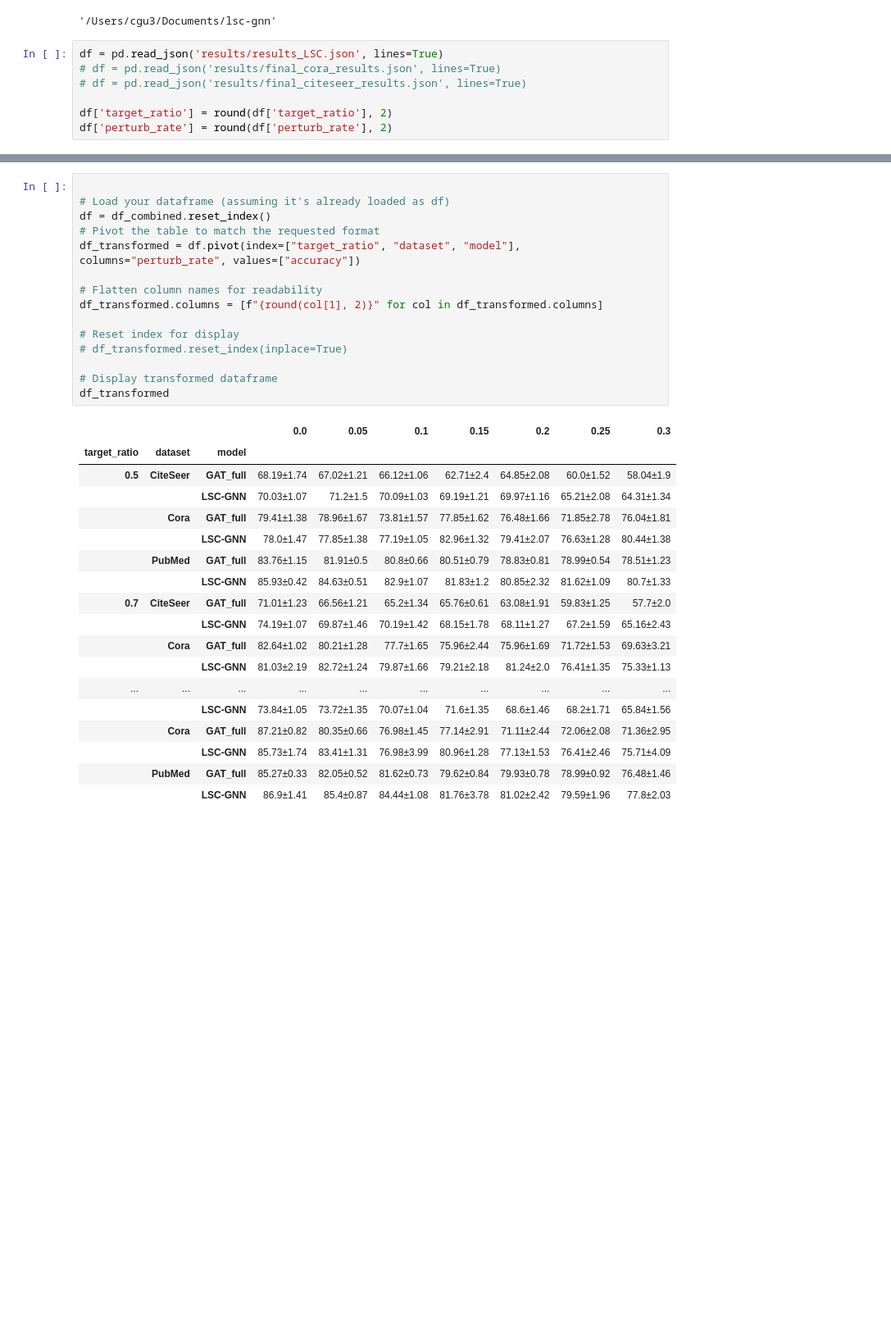
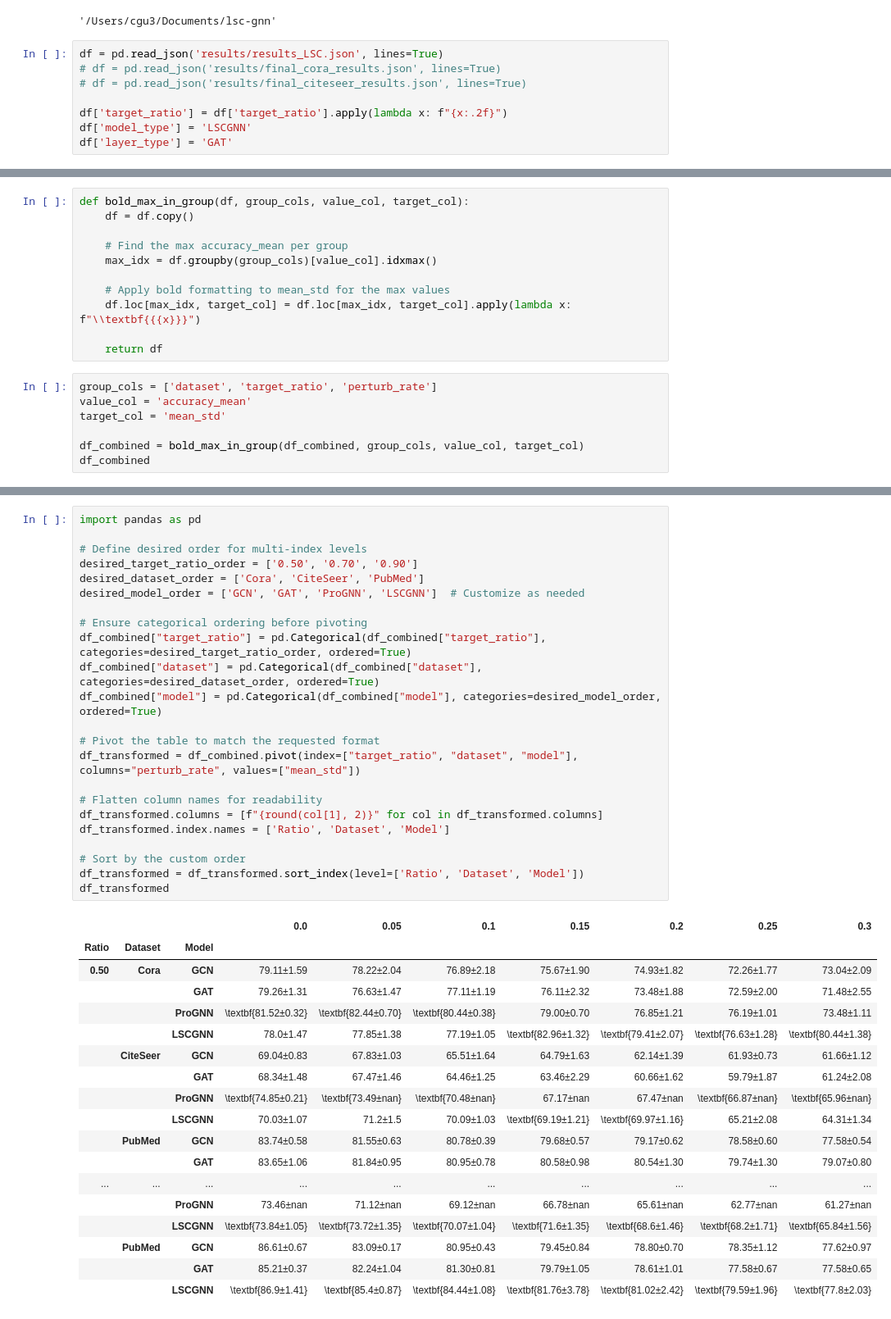
Before and after one commit to FDUguchunhui/latent-space-constraint-GNN, a Jupyter notebook: notebook/analysis/aggregation.ipynb, the cells around one changed output, grey strips where cells are left out. Shown: that part at 82% size. Saved outputs shown, nothing was run; the diff lists cells and outputs as text; blank space fills up the shorter version.

```diff
--- a/notebook/analysis/aggregation.ipynb
+++ b/notebook/analysis/aggregation.ipynb
@@ -18,8 +18,9 @@ df = pd.read_json('results/results_LSC.json', lines=True)
 # df = pd.read_json('results/final_cora_results.json', lines=True)
 # df = pd.read_json('results/final_citeseer_results.json', lines=True)
 
-df['target_ratio'] = round(df['target_ratio'], 2)
-df['perturb_rate'] = round(df['perturb_rate'], 2)
+df['target_ratio'] = df['target_ratio'].apply(lambda x: f"{x:.2f}")
+df['model_type'] = 'LSCGNN'
+df['layer_type'] = 'GAT'
 # %%
 df
 # %% [output]
@@ -101,0 +177,18 @@ df_combined
+# %%
+def bold_max_in_group(df, group_cols, value_col, target_col):
+    df = df.copy()
+
+    # Find the max accuracy_mean per group
+    max_idx = df.groupby(group_cols)[value_col].idxmax()
+
+    # Apply bold formatting to mean_std for the max values
+    df.loc[max_idx, target_col] = df.loc[max_idx, target_col].apply(lambda x: f"\\textbf{{{x}}}")
+
+    return df
+# %%
+group_cols = ['dataset', 'target_ratio', 'perturb_rate']
+value_col = 'accuracy_mean'
+target_col = 'mean_std'
+
+df_combined = bold_max_in_group(df_combined, group_cols, value_col, target_col)
+df_combined
@@ -102,37 +209,45 @@ df_combined
 # %%
+import pandas as pd
 
-# Load your dataframe (assuming it's already loaded as df)
-df = df_combined.reset_index()
+# Define desired order for multi-index levels
+desired_target_ratio_order = ['0.50', '0.70', '0.90']
+desired_dataset_order = ['Cora', 'CiteSeer', 'PubMed']
+desired_model_order = ['GCN', 'GAT', 'ProGNN', 'LSCGNN']  # Customize as needed
+
+# Ensure categorical ordering before pivoting
+df_combined["target_ratio"] = pd.Categorical(df_combined["target_ratio"], categories=desired_target_ratio_order, ordered=True)
+df_combined["dataset"] = pd.Categorical(df_combined["dataset"], categories=desired_dataset_order, ordered=True)
+df_combined["model"] = pd.Categorical(df_combined["model"], categories=desired_model_order, ordered=True)
+
 # Pivot the table to match the requested format
-df_transformed = df.pivot(index=["target_ratio", "dataset", "model"], columns="perturb_rate", values=["accuracy"])
+df_transformed = df_combined.pivot(index=["target_ratio", "dataset", "model"], columns="perturb_rate", values=["mean_std"])
 
 # Flatten column names for readability
 df_transformed.columns = [f"{round(col[1], 2)}" for col in df_transformed.columns]
+df_transformed.index.names = ['Ratio', 'Dataset', 'Model']
 
-# Reset index for display
-# df_transformed.reset_index(inplace=True)
-
-# Display transformed dataframe
+# Sort by the custom order
+df_transformed = df_transformed.sort_index(level=['Ratio', 'Dataset', 'Model'])
 df_transformed
 # %% [output]
 |  |  |  | 0.0 | 0.05 | 0.1 | 0.15 | 0.2 | 0.25 | 0.3 |
-| target_ratio | dataset | model |  |  |  |  |  |  |  |
-| 0.5 | CiteSeer | GAT_full | 68.19±1.74 | 67.02±1.21 | 66.12±1.06 | 62.71±2.4 | 64.85±2.08 | 60.0±1.52 | 58.04±1.9 |
-|  |  | LSC-GNN | 70.03±1.07 | 71.2±1.5 | 70.09±1.03 | 69.19±1.21 | 69.97±1.16 | 65.21±2.08 | 64.31±1.34 |
-|  | Cora | GAT_full | 79.41±1.38 | 78.96±1.67 | 73.81±1.57 | 77.85±1.62 | 76.48±1.66 | 71.85±2.78 | 76.04±1.81 |
-|  |  | LSC-GNN | 78.0±1.47 | 77.85±1.38 | 77.19±1.05 | 82.96±1.32 | 79.41±2.07 | 76.63±1.28 | 80.44±1.38 |
-|  | PubMed | GAT_full | 83.76±1.15 | 81.91±0.5 | 80.8±0.66 | 80.51±0.79 | 78.83±0.81 | 78.99±0.54 | 78.51±1.23 |
-|  |  | LSC-GNN | 85.93±0.42 | 84.63±0.51 | 82.9±1.07 | 81.83±1.2 | 80.85±2.32 | 81.62±1.09 | 80.7±1.33 |
-| 0.7 | CiteSeer | GAT_full | 71.01±1.23 | 66.56±1.21 | 65.2±1.34 | 65.76±0.61 | 63.08±1.91 | 59.83±1.25 | 57.7±2.0 |
-|  |  | LSC-GNN | 74.19±1.07 | 69.87±1.46 | 70.19±1.42 | 68.15±1.78 | 68.11±1.27 | 67.2±1.59 | 65.16±2.43 |
-|  | Cora | GAT_full | 82.64±1.02 | 80.21±1.28 | 77.7±1.65 | 75.96±2.44 | 75.96±1.69 | 71.72±1.53 | 69.63±3.21 |
-|  |  | LSC-GNN | 81.03±2.19 | 82.72±1.24 | 79.87±1.66 | 79.21±2.18 | 81.24±2.0 | 76.41±1.35 | 75.33±1.13 |
+| Ratio | Dataset | Model |  |  |  |  |  |  |  |
+| 0.50 | Cora | GCN | 79.11±1.59 | 78.22±2.04 | 76.89±2.18 | 75.67±1.90 | 74.93±1.82 | 72.26±1.77 | 73.04±2.09 |
+|  |  | GAT | 79.26±1.31 | 76.63±1.47 | 77.11±1.19 | 76.11±2.32 | 73.48±1.88 | 72.59±2.00 | 71.48±2.55 |
+|  |  | ProGNN | \textbf{81.52±0.32} | \textbf{82.44±0.70} | \textbf{80.44±0.38} | 79.00±0.70 | 76.85±1.21 | 76.19±1.01 | 73.48±1.11 |
+|  |  | LSCGNN | 78.0±1.47 | 77.85±1.38 | 77.19±1.05 | \textbf{82.96±1.32} | \textbf{79.41±2.07} | \textbf{76.63±1.28} | \textbf{80.44±1.38} |
+|  | CiteSeer | GCN | 69.04±0.83 | 67.83±1.03 | 65.51±1.64 | 64.79±1.63 | 62.14±1.39 | 61.93±0.73 | 61.66±1.12 |
+|  |  | GAT | 68.34±1.48 | 67.47±1.46 | 64.46±1.25 | 63.46±2.29 | 60.66±1.62 | 59.79±1.87 | 61.24±2.08 |
+|  |  | ProGNN | \textbf{74.85±0.21} | \textbf{73.49±nan} | \textbf{70.48±nan} | 67.17±nan | 67.47±nan | \textbf{66.87±nan} | \textbf{65.96±nan} |
+|  |  | LSCGNN | 70.03±1.07 | 71.2±1.5 | 70.09±1.03 | \textbf{69.19±1.21} | \textbf{69.97±1.16} | 65.21±2.08 | 64.31±1.34 |
+|  | PubMed | GCN | 83.74±0.58 | 81.55±0.63 | 80.78±0.39 | 79.68±0.57 | 79.17±0.62 | 78.58±0.60 | 77.58±0.54 |
+|  |  | GAT | 83.65±1.06 | 81.84±0.95 | 80.95±0.78 | 80.58±0.98 | 80.54±1.30 | 79.74±1.30 | 79.07±0.80 |
 | ... | ... | ... | ... | ... | ... | ... | ... | ... | ... |
-|  |  | LSC-GNN | 73.84±1.05 | 73.72±1.35 | 70.07±1.04 | 71.6±1.35 | 68.6±1.46 | 68.2±1.71 | 65.84±1.56 |
-|  | Cora | GAT_full | 87.21±0.82 | 80.35±0.66 | 76.98±1.45 | 77.14±2.91 | 71.11±2.44 | 72.06±2.08 | 71.36±2.95 |
-|  |  | LSC-GNN | 85.73±1.74 | 83.41±1.31 | 76.98±3.99 | 80.96±1.28 | 77.13±1.53 | 76.41±2.46 | 75.71±4.09 |
-|  | PubMed | GAT_full | 85.27±0.33 | 82.05±0.52 | 81.62±0.73 | 79.62±0.84 | 79.93±0.78 | 78.99±0.92 | 76.48±1.46 |
-|  |  | LSC-GNN | 86.9±1.41 | 85.4±0.87 | 84.44±1.08 | 81.76±3.78 | 81.02±2.42 | 79.59±1.96 | 77.8±2.03 |
+|  |  | ProGNN | 73.46±nan | 71.12±nan | 69.12±nan | 66.78±nan | 65.61±nan | 62.77±nan | 61.27±nan |
+|  |  | LSCGNN | \textbf{73.84±1.05} | \textbf{73.72±1.35} | \textbf{70.07±1.04} | \textbf{71.6±1.35} | \textbf{68.6±1.46} | \textbf{68.2±1.71} | \textbf{65.84±1.56} |
+|  | PubMed | GCN | 86.61±0.67 | 83.09±0.17 | 80.95±0.43 | 79.45±0.84 | 78.80±0.70 | 78.35±1.12 | 77.62±0.97 |
+|  |  | GAT | 85.21±0.37 | 82.24±1.04 | 81.30±0.81 | 79.79±1.05 | 78.61±1.01 | 77.58±0.67 | 77.58±0.65 |
+|  |  | LSCGNN | \textbf{86.9±1.41} | \textbf{85.4±0.87} | \textbf{84.44±1.08} | \textbf{81.76±3.78} | \textbf{81.02±2.42} | \textbf{79.59±1.96} | \textbf{77.8±2.03} |
 # %%
 latex_table = df_transformed.to_latex()
 print(latex_table)
```
Also changed, not shown: parts of 26 cells of this notebook, 3 other files.
